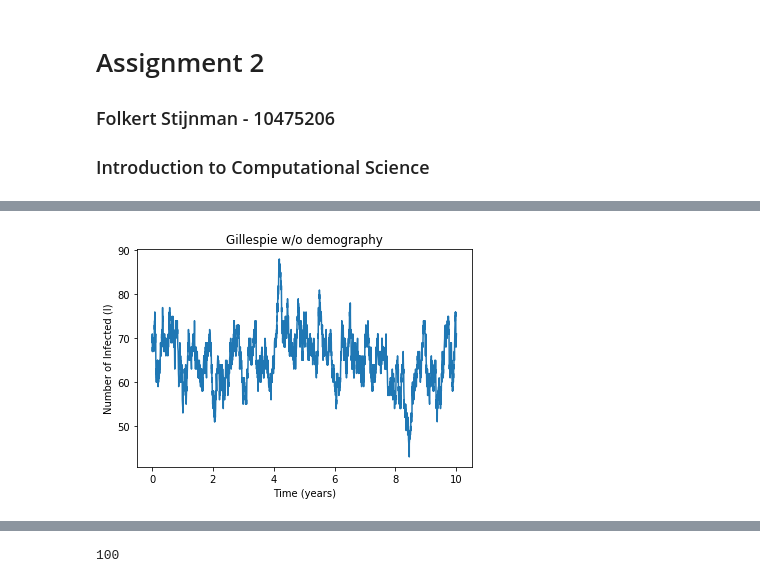
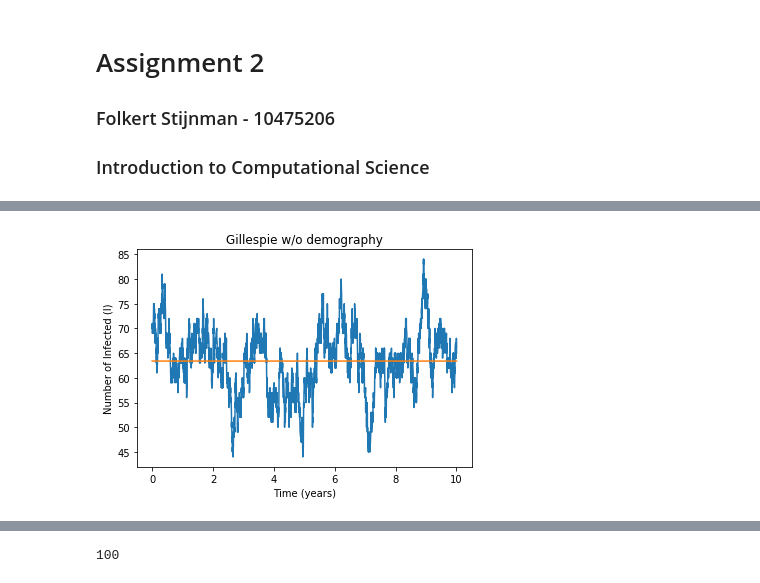
Before and after one commit to Folkert94/ICLS, a Jupyter notebook: Assignment/2/F_Stijnman_10475206_assignment2.ipynb, the cells around one changed output, grey strips where cells are left out. Saved outputs shown, nothing was run; the diff lists cells and outputs as text; code cells hidden in the pictures.

```diff
--- a/Assignment/2/F_Stijnman_10475206_assignment2.ipynb
+++ b/Assignment/2/F_Stijnman_10475206_assignment2.ipynb
@@ -36,20 +34,22 @@ def discrete_event(X, Y, N, beta, gamma, tot_time):
         x.append(x[-1] + t)
 
     return Y_data, x
-
-beta = 0.03
-gamma = 1 / 100.0
-Y = 70.0
-N = 100.0
-X = N - Y
-
-Y_data, x = discrete_event(X, Y, N, beta, gamma, 10*365)
-
-plt.plot(np.array(x)/365, Y_data)
-plt.title("Gillespie w/o demography")
-plt.xlabel("Time (years)")
-plt.ylabel("Number of Infected (I)")
-plt.savefig("simple_gillespie_wo_demo.png", dpi=300)
-plt.show()
-# %% [output]
-[figure, removed]
+# %%
+beta = 0.03
+gamma = 1 / 100.0
+Y = 70.0
+N = 100.0
+X = N - Y
+
+Y_data, x = discrete_event(X, Y, N, beta, gamma, 10*365)
+mean_Y = np.full(len(x), np.mean(Y_data))
+
+plt.plot(np.array(x)/365, Y_data)
+plt.plot(np.array(x)/365, mean_Y)
+plt.title("Gillespie w/o demography")
+plt.xlabel("Time (years)")
+plt.ylabel("Number of Infected (I)")
+plt.savefig("simple_gillespie_wo_demo_1.png", dpi=300)
+plt.show()
+# %% [output]
+[figure, added]
```
Also changed, not shown: parts of 15 cells of this notebook, 9 other files.
